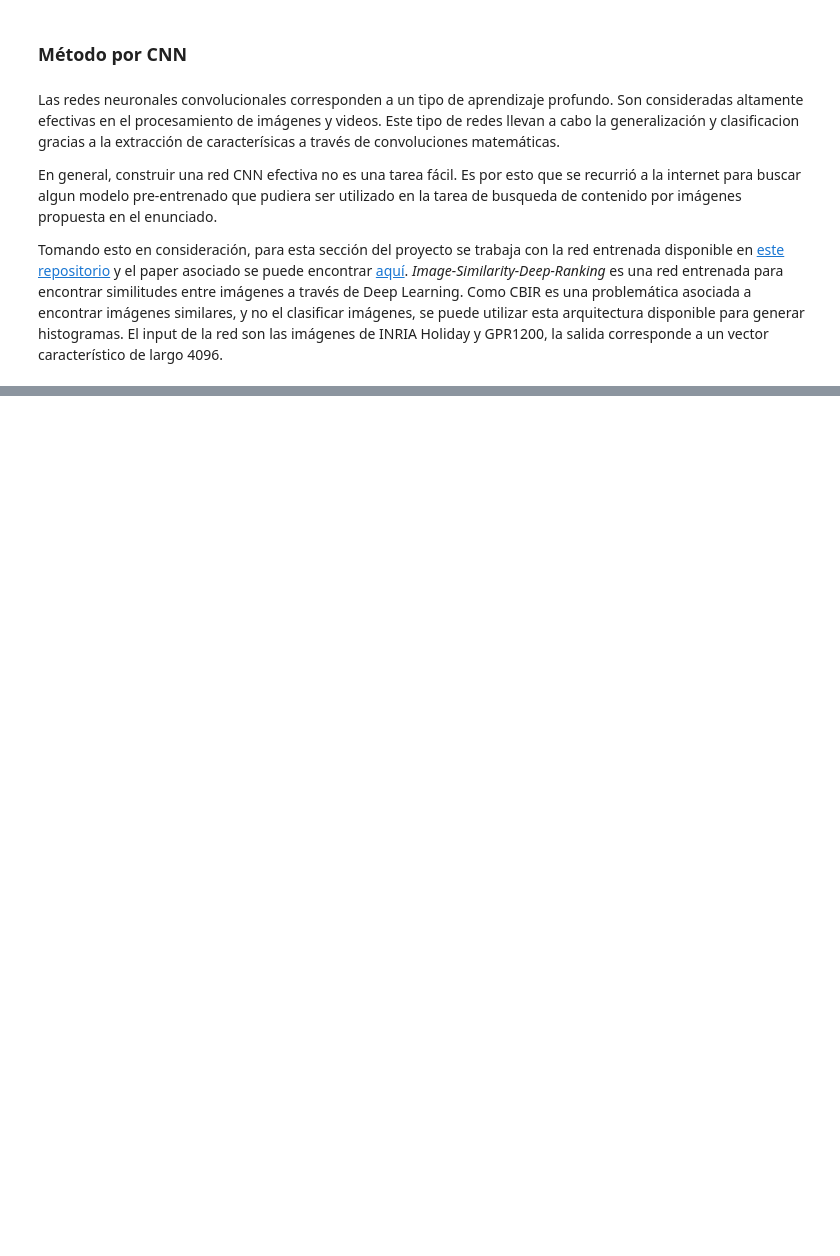
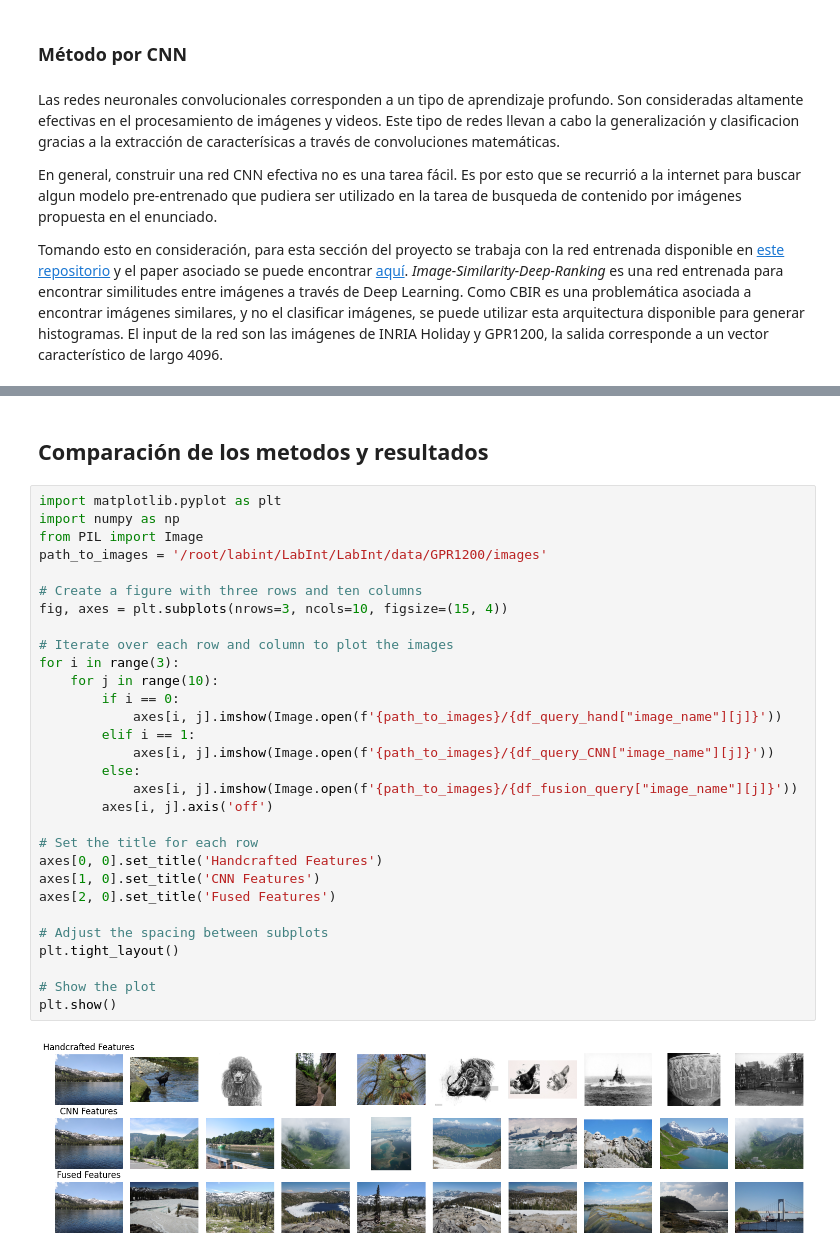
Before and after one commit to pabloyzm/LabInt, a Jupyter notebook: informe_final.ipynb, the cells around one changed output, grey strips where cells are left out. Saved outputs shown, nothing was run; the diff lists cells and outputs as text; blank space fills up the shorter version.

```diff
--- a/informe_final.ipynb
+++ b/informe_final.ipynb
@@ -98,0 +135,34 @@ plot_histogram(df,0,n_bins=4096, feature_type='CNN')
+# %% [markdown]
+## Comparación de los metodos y resultados
+# %%
+import matplotlib.pyplot as plt
+import numpy as np
+from PIL import Image
+path_to_images = '/root/labint/LabInt/LabInt/data/GPR1200/images'
+
+# Create a figure with three rows and ten columns
+fig, axes = plt.subplots(nrows=3, ncols=10, figsize=(15, 4))
+
+# Iterate over each row and column to plot the images
+for i in range(3):
+    for j in range(10):
+        if i == 0:
+            axes[i, j].imshow(Image.open(f'{path_to_images}/{df_query_hand["image_name"][j]}'))
+        elif i == 1:
+            axes[i, j].imshow(Image.open(f'{path_to_images}/{df_query_CNN["image_name"][j]}'))
+        else:
+            axes[i, j].imshow(Image.open(f'{path_to_images}/{df_fusion_query["image_name"][j]}'))
+        axes[i, j].axis('off')
+
+# Set the title for each row
+axes[0, 0].set_title('Handcrafted Features')
+axes[1, 0].set_title('CNN Features')
+axes[2, 0].set_title('Fused Features')
+
+# Adjust the spacing between subplots
+plt.tight_layout()
+
+# Show the plot
+plt.show()
+# %% [output]
+[figure, added]
```
Also changed, not shown: parts of 18 cells of this notebook, 1 other file.
